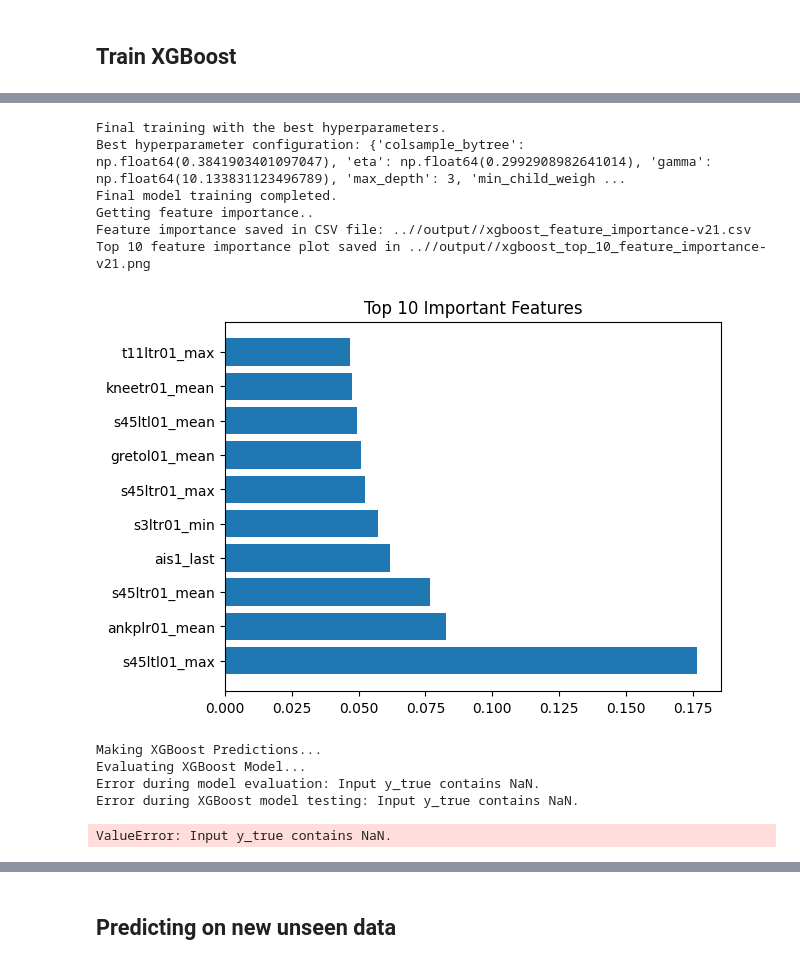
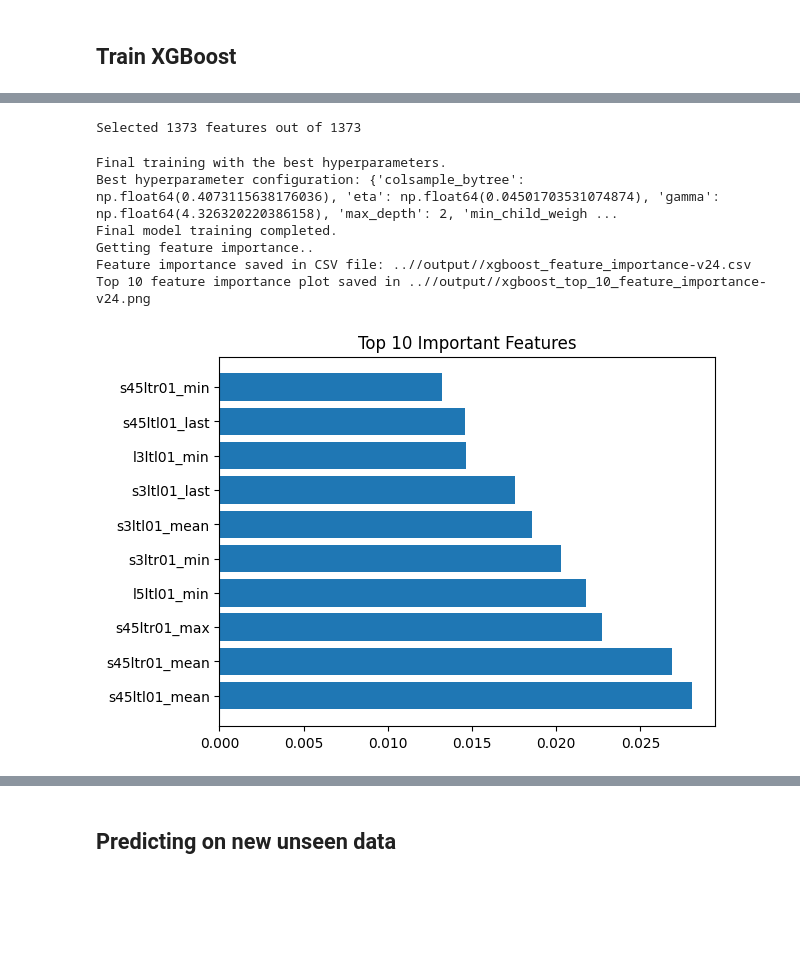
Before and after one commit to carrliitos/kaggle-ASIA_Functional_Track, a Jupyter notebook: notebooks/02_xgb.ipynb, the cells around one changed output, grey strips where cells are left out. Saved outputs shown, nothing was run; the diff lists cells and outputs as text; code cells hidden in the pictures; blank space fills up the shorter version.

Commit message:
drop 0-importance features attempt #3

```diff
--- a/notebooks/02_xgb.ipynb
+++ b/notebooks/02_xgb.ipynb
@@ -306,13 +307,13 @@ xgboost_classifier = {
 }
 # %%
 xgb_parameters_grid = {
-    "n_estimators": stats.randint(xgboost_classifier["n_estimators"] - 60, xgboost_classifier["n_estimators"] + 100),
-    "subsample": stats.uniform(max(0, xgboost_classifier["subsample"] - 0.2), 0.05),
-    "max_depth": stats.randint(xgboost_classifier["max_depth"] - 2, xgboost_classifier["max_depth"] + 2),
-    "colsample_bytree": stats.uniform(xgboost_classifier["colsample_bytree"] - 0.2, 0.2),
-    "min_child_weight": stats.randint(max(1, xgboost_classifier["min_child_weight"] - 1), xgboost_classifier["min_child_weight"] + 2),
-    "gamma": stats.uniform(xgboost_classifier["gamma"], 0.2),
-    "eta": stats.uniform(xgboost_classifier["eta"], 0.2)
+    "n_estimators": stats.randint(max(100, xgboost_classifier["n_estimators"] - 100), xgboost_classifier["n_estimators"] + 200),
+    "subsample": stats.uniform(loc=max(0.5, xgboost_classifier["subsample"] - 0.2), scale=0.4),
+    "max_depth": stats.randint(max(1, xgboost_classifier["max_depth"] - 1), xgboost_classifier["max_depth"] + 4),
+    "colsample_bytree": stats.uniform(loc=max(0.3, xgboost_classifier["colsample_bytree"] - 0.2), scale=0.4),
+    "min_child_weight": stats.randint(max(1, xgboost_classifier["min_child_weight"] - 1), xgboost_classifier["min_child_weight"] + 4),
+    "gamma": stats.uniform(loc=0, scale=max(10, xgboost_classifier["gamma"])),
+    "eta": stats.uniform(loc=0.01, scale=0.3)
 }
 # %%
 def train_xgboost(x, y, parameters_grid, version, cross_val=5, scoring="accuracy",
@@ -372,6 +373,30 @@ def train_xgboost(x, y, parameters_grid, version, cross_val=5, scoring="accuracy
     cv_results_df.to_csv(cv_results_file, index=False)
 
     return best_params, ratio
+# %%
+from sklearn.feature_selection import SelectFromModel
+
+def drop_zero_importance_features(model, x):
+    """
+    Drop features with zero importance from the trained model.
+
+    Parameters
+    ==========
+    model : XGBClassifier
+        Trained model with feature_importances_.
+    x : pd.DataFrame
+        Input features.
+
+    Returns
+    =======
+    x_reduced : pd.DataFrame
+        DataFrame with only important features.
+    """
+    selector = SelectFromModel(model, threshold=0, prefit=True)
+    selected_features = x.columns[selector.get_support()]
+    x_reduced = x[selected_features]
+    print(f"Selected {len(selected_features)} features out of {x.shape[1]}")
+    return x_reduced, selected_features
 # %%
 def train_xgboost_best(x, y, best_params, ratio, save_drive, version):
     """
@@ -462,33 +487,25 @@ Best Parameters: {'colsample_bytree': np.float64(0.3841903401097047), 'eta': np.
+# %%
+# Drop zero-importance features
+temp_model = XGBClassifier(**best_parameters, enable_categorical=True)
+temp_model.fit(x_train, y_train)
+x_train_reduced, selected_features = drop_zero_importance_features(temp_model, x_train)
+# %% [output]
+Selected 1373 features out of 1373
 # %%
-final_model = train_xgboost_best(x_train,
+final_model = train_xgboost_best(x_train_reduced,
                                  y_train,
                                  best_params=best_parameters,
                                  ratio=ratio,
                                  save_drive=f"{project_dir}/output/",
                                  version=VER)
 # %% [output]
 Final training with the best hyperparameters.
-Best hyperparameter configuration: {'colsample_bytree': np.float64(0.3841903401097047), 'eta': np.float64(0.2992908982641014), 'gamma': np.float64(10.133831123496789), 'max_depth': 3, 'min_child_weigh ...
+Best hyperparameter configuration: {'colsample_bytree': np.float64(0.4073115638176036), 'eta': np.float64(0.04501703531074874), 'gamma': np.float64(4.326320220386158), 'max_depth': 2, 'min_child_weigh ...
 Final model training completed.
 Getting feature importance..
-Feature importance saved in CSV file: ..//output//xgboost_feature_importance-v21.csv
-Top 10 feature importance plot saved in ..//output//xgboost_top_10_feature_importance-v21.png
+Feature importance saved in CSV file: ..//output//xgboost_feature_importance-v24.csv
+Top 10 feature importance plot saved in ..//output//xgboost_top_10_feature_importance-v24.png
-[figure, old version]
+[figure, new version]
-# %%
-xgboost_model = test_xgboost(
-    x_test,
-    y_test,
-    model=final_model,
-    evaluate=True,
-    project_dir=f"{project_dir}/output/",
-    version=VER
-)
-# %% [output]
-Making XGBoost Predictions...
-Evaluating XGBoost Model...
-Error during model evaluation: Input y_true contains NaN.
-Error during XGBoost model testing: Input y_true contains NaN.
-ValueError: Input y_true contains NaN.
 # %%
 export_model(model=final_model,
              model_name=f"XGBoost Model-V{VER}",
```
Also changed, not shown: parts of 7 cells of this notebook.
